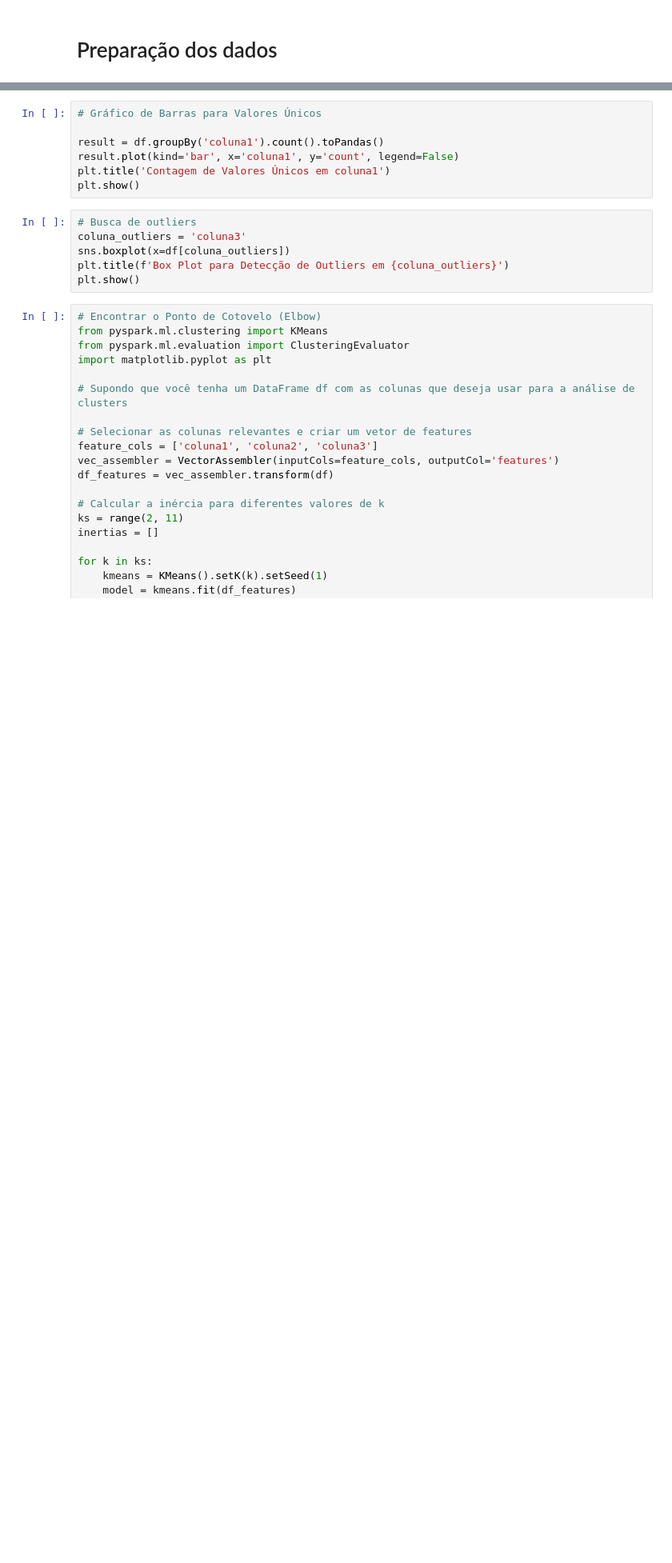
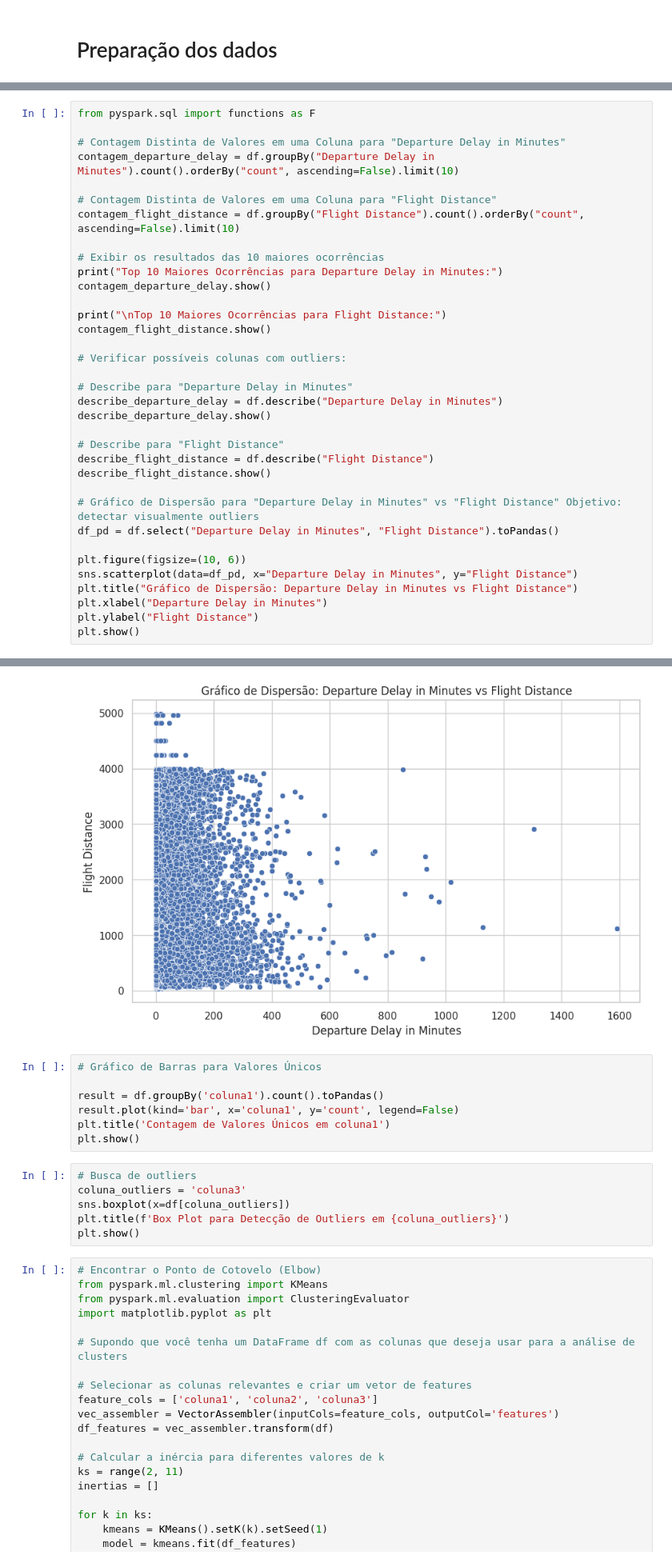
Before and after one commit to Elysiario/Python_Data_Mining, a Jupyter notebook: Projeto_Big_data.ipynb, the cells around one changed output, grey strips where cells are left out. Shown at 80% size. Saved outputs shown, nothing was run; the diff lists cells and outputs as text; blank space fills up the shorter version.

```diff
--- a/Projeto_Big_data.ipynb
+++ b/Projeto_Big_data.ipynb
@@ -476,0 +488,36 @@ df.groupBy('coluna1').count().show()
+# %%
+from pyspark.sql import functions as F
+
+# Contagem Distinta de Valores em uma Coluna para "Departure Delay in Minutes"
+contagem_departure_delay = df.groupBy("Departure Delay in Minutes").count().orderBy("count", ascending=False).limit(10)
+
+# Contagem Distinta de Valores em uma Coluna para "Flight Distance"
+contagem_flight_distance = df.groupBy("Flight Distance").count().orderBy("count", ascending=False).limit(10)
+
+# Exibir os resultados das 10 maiores ocorrências
+print("Top 10 Maiores Ocorrências para Departure Delay in Minutes:")
+contagem_departure_delay.show()
+
+print("\nTop 10 Maiores Ocorrências para Flight Distance:")
+contagem_flight_distance.show()
+
+# Verificar possíveis colunas com outliers:
+
+# Describe para "Departure Delay in Minutes"
+describe_departure_delay = df.describe("Departure Delay in Minutes")
+describe_departure_delay.show()
+
+# Describe para "Flight Distance"
+describe_flight_distance = df.describe("Flight Distance")
+describe_flight_distance.show()
+
+# Gráfico de Dispersão para "Departure Delay in Minutes" vs "Flight Distance" Objetivo: detectar visualmente outliers
+df_pd = df.select("Departure Delay in Minutes", "Flight Distance").toPandas()
+
+plt.figure(figsize=(10, 6))
+sns.scatterplot(data=df_pd, x="Departure Delay in Minutes", y="Flight Distance")
+plt.title("Gráfico de Dispersão: Departure Delay in Minutes vs Flight Distance")
+plt.xlabel("Departure Delay in Minutes")
+plt.ylabel("Flight Distance")
+plt.show()
+# %% [output]
@@ -477,3 +541,4 @@ df.groupBy('coluna1').count().show()
+[figure, added]
 # %%
 # Gráfico de Barras para Valores Únicos
 
```
Also changed, not shown: parts of 15 cells of this notebook.
